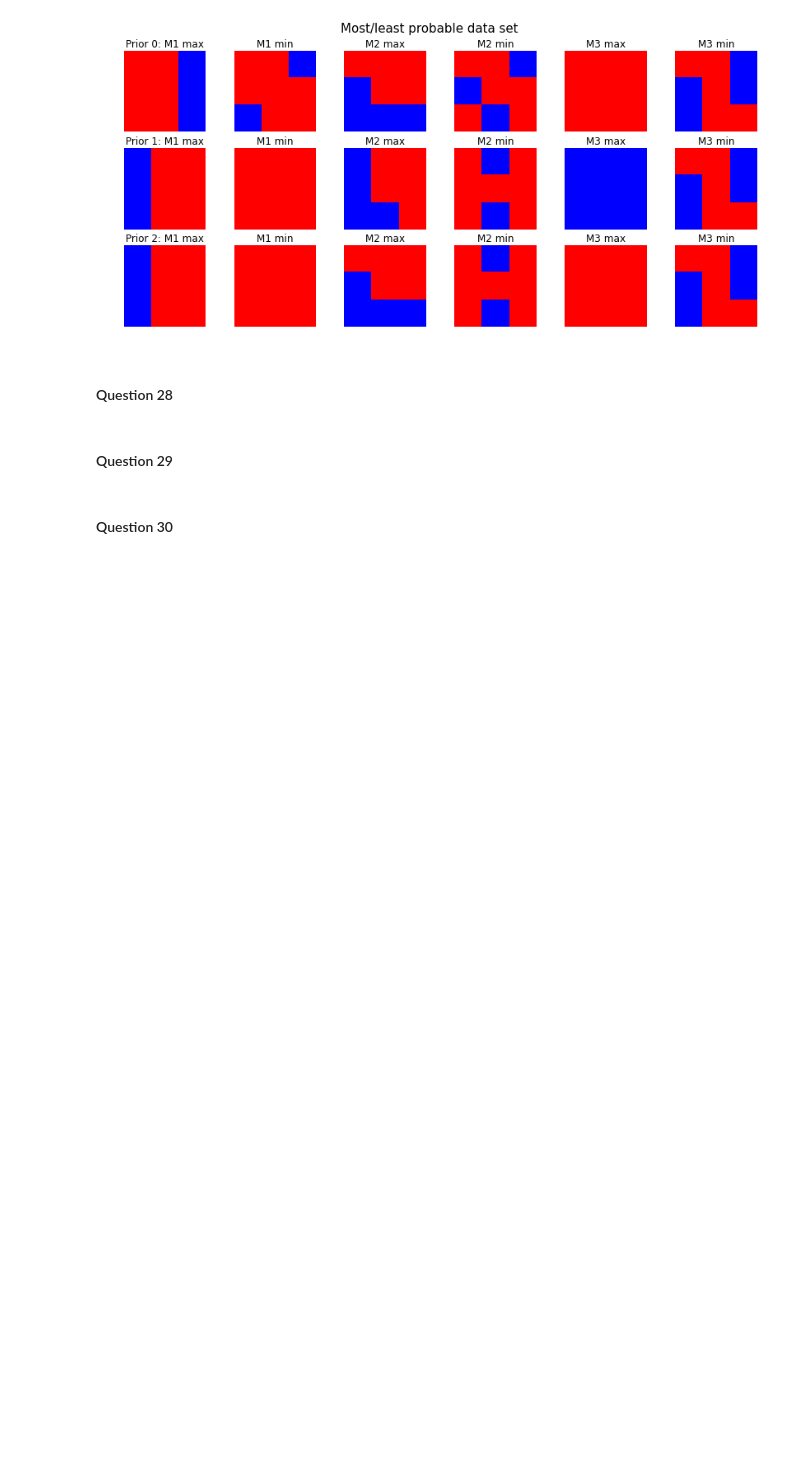
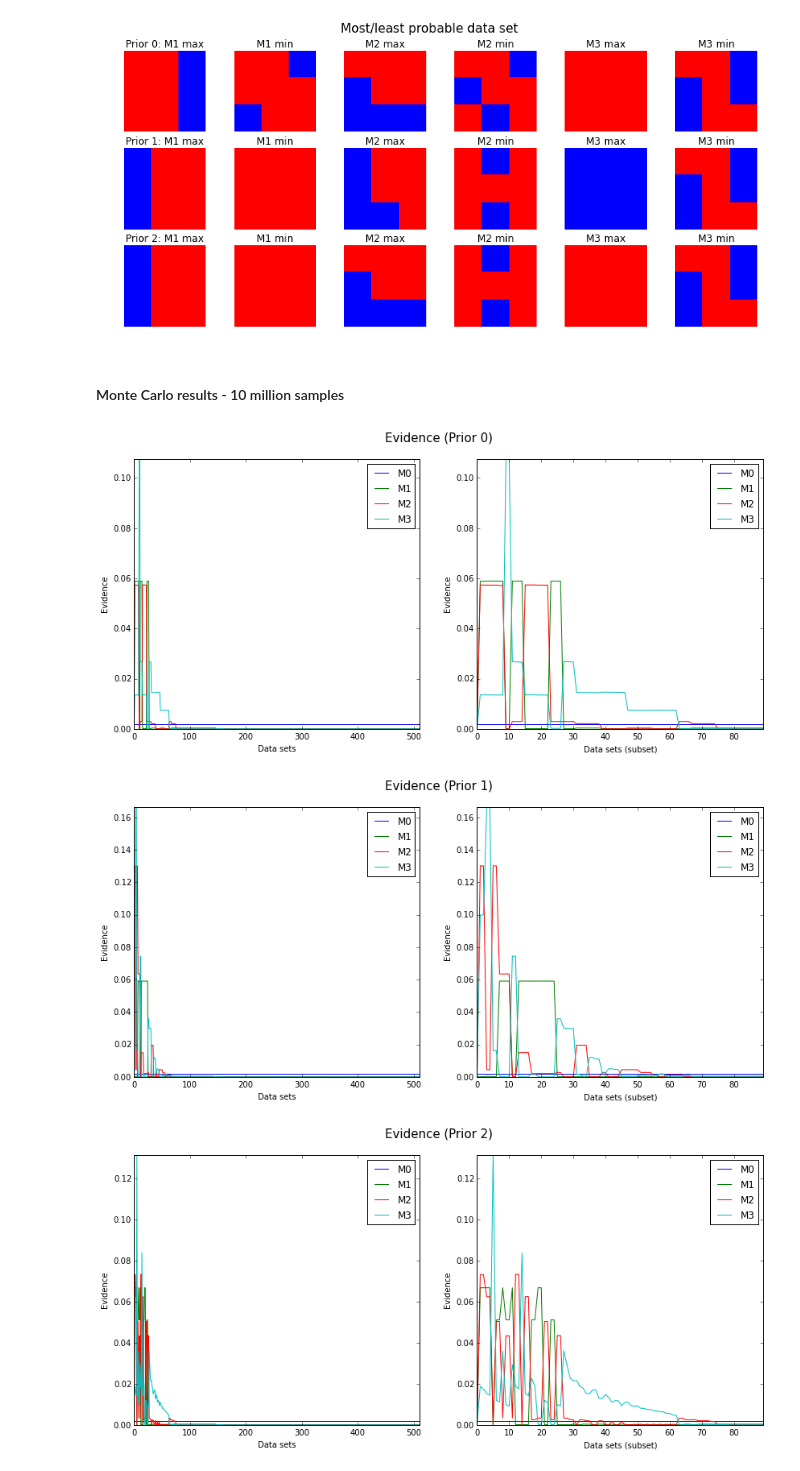
Before and after one commit to erikcs/ml2, a Jupyter notebook: lab1.ipynb, the cells around one changed output. Saved outputs shown, nothing was run; the diff lists cells and outputs as text; code cells hidden in the pictures; blank space fills up the shorter version.

```diff
--- a/lab1.ipynb
+++ b/lab1.ipynb
@@ -211,7 +203,6 @@ If we gradually increase $l$ the diagonal will get thicker because we allow poin
 At the same time the middle elements of the diagonal will shrink (symmetrically - because the middle is where the 7 training observations are and I drew equally many observations below as for above these) because we are decreasing the variance for the observations near our 7 training points (you see this from the left columns as the drawn curves get more similar in this region), while we increase the covariance (and variance) for observations further away - in effect making our fit smoother.
 # %%
 from code import Q14
-pylab.rcParams['figure.figsize'] = (20, 20)
 Q14.run()
 # %% [output]
 [figure]
@@ -365,9 +362,11 @@ part3.showmain(dset=1)
 [figure]
 [figure]
 [figure]
-# %% [markdown]
-#### Question 28
-# %% [markdown]
-#### Question 29
-# %% [markdown]
-#### Question 30
+# %% [markdown]
+#### Monte Carlo results - 10 million samples
+# %%
+part3.showmain(dset=3)
+# %% [output]
+[figure, added]
+[figure, added]
+[figure, added]
```
Also changed, not shown: parts of 14 cells of this notebook, 1 other file.
